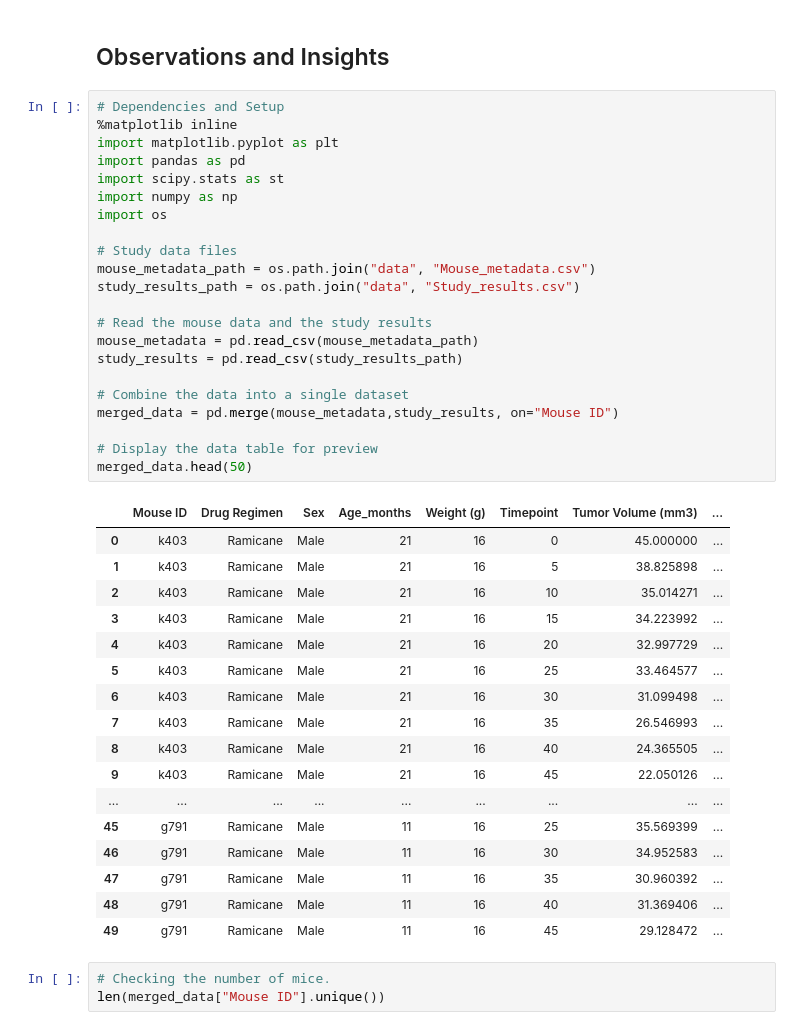
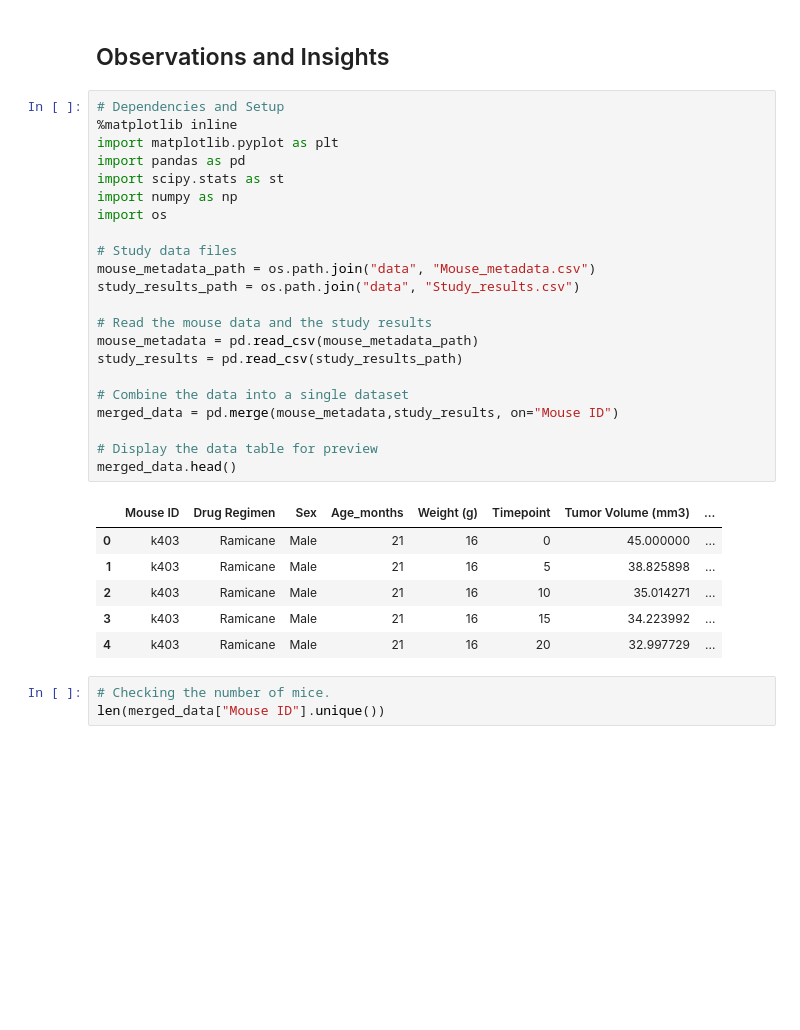
Before and after one commit to sherintm/matplotlib-challenge, a Jupyter notebook: Pymaceuticals/pymaceuticals_starter.ipynb, the cells around one changed output. Drawn from its saved outputs; the diff is of its cells as text; blank space fills up the shorter version.

```diff
--- a/Pymaceuticals/pymaceuticals_starter.ipynb
+++ b/Pymaceuticals/pymaceuticals_starter.ipynb
@@ -3,43 +3,32 @@
 # %%
 # Dependencies and Setup
 %matplotlib inline
 import matplotlib.pyplot as plt
 import pandas as pd
 import scipy.stats as st
 import numpy as np
 import os
 
 # Study data files
 mouse_metadata_path = os.path.join("data", "Mouse_metadata.csv")
 study_results_path = os.path.join("data", "Study_results.csv")
 
 # Read the mouse data and the study results
 mouse_metadata = pd.read_csv(mouse_metadata_path)
 study_results = pd.read_csv(study_results_path)
 
 # Combine the data into a single dataset
 merged_data = pd.merge(mouse_metadata,study_results, on="Mouse ID")
 
 # Display the data table for preview
-merged_data.head(50)
+merged_data.head()
 # %% [output]
 |  | Mouse ID | Drug Regimen | Sex | Age_months | Weight (g) | Timepoint | Tumor Volume (mm3) | ... |
 | 0 | k403 | Ramicane | Male | 21 | 16 | 0 | 45.000000 | ... |
 | 1 | k403 | Ramicane | Male | 21 | 16 | 5 | 38.825898 | ... |
 | 2 | k403 | Ramicane | Male | 21 | 16 | 10 | 35.014271 | ... |
 | 3 | k403 | Ramicane | Male | 21 | 16 | 15 | 34.223992 | ... |
 | 4 | k403 | Ramicane | Male | 21 | 16 | 20 | 32.997729 | ... |
-| 5 | k403 | Ramicane | Male | 21 | 16 | 25 | 33.464577 | ... |
-| 6 | k403 | Ramicane | Male | 21 | 16 | 30 | 31.099498 | ... |
-| 7 | k403 | Ramicane | Male | 21 | 16 | 35 | 26.546993 | ... |
-| 8 | k403 | Ramicane | Male | 21 | 16 | 40 | 24.365505 | ... |
-| 9 | k403 | Ramicane | Male | 21 | 16 | 45 | 22.050126 | ... |
-| ... | ... | ... | ... | ... | ... | ... | ... | ... |
-| 45 | g791 | Ramicane | Male | 11 | 16 | 25 | 35.569399 | ... |
-| 46 | g791 | Ramicane | Male | 11 | 16 | 30 | 34.952583 | ... |
-| 47 | g791 | Ramicane | Male | 11 | 16 | 35 | 30.960392 | ... |
-| 48 | g791 | Ramicane | Male | 11 | 16 | 40 | 31.369406 | ... |
-| 49 | g791 | Ramicane | Male | 11 | 16 | 45 | 29.128472 | ... |
 # %%
 # Checking the number of mice.
 len(merged_data["Mouse ID"].unique())
```
Also changed, not shown: parts of 12 cells of this notebook.
